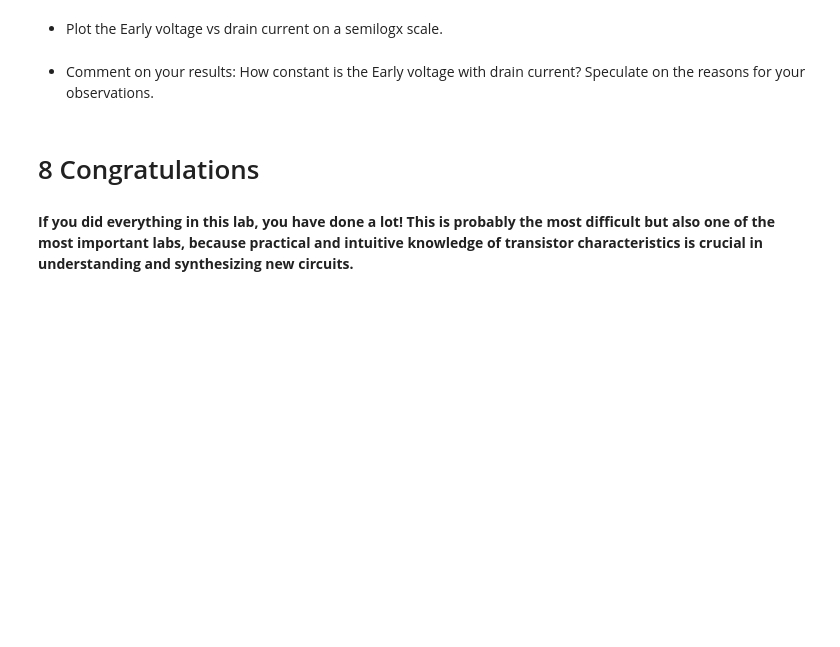
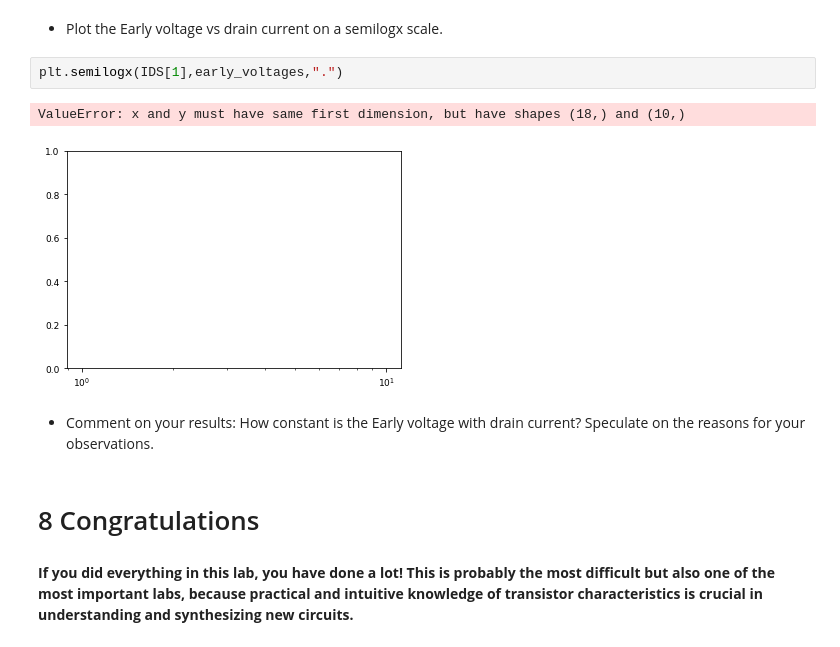
Before and after one commit to daggermaster3000/NE1, a Jupyter notebook: TP3/2022_Lab3_AboveThr_GroupNumber_FirstName_LastName.ipynb, the cells around one changed output. Drawn from its saved outputs; the diff is of its cells as text; blank space fills up the shorter version.

```diff
--- a/TP3/2022_Lab3_AboveThr_GroupNumber_FirstName_LastName.ipynb
+++ b/TP3/2022_Lab3_AboveThr_GroupNumber_FirstName_LastName.ipynb
@@ -1291,5 +1356,10 @@ for i in Vg_sweep:
 # %% [markdown]
 * Plot the Early voltage vs drain current on a semilogx scale.
+# %%
+plt.semilogx(IDS[1],early_voltages,".")
+# %% [output]
+ValueError: x and y must have same first dimension, but have shapes (18,) and (10,)
+[figure, added]
 # %% [markdown]
 * Comment on your results: How constant is the Early voltage with drain current? Speculate on the reasons for your observations.
 # %% [markdown]
```
Also changed, not shown: parts of 3 cells of this notebook, 3 other files.
